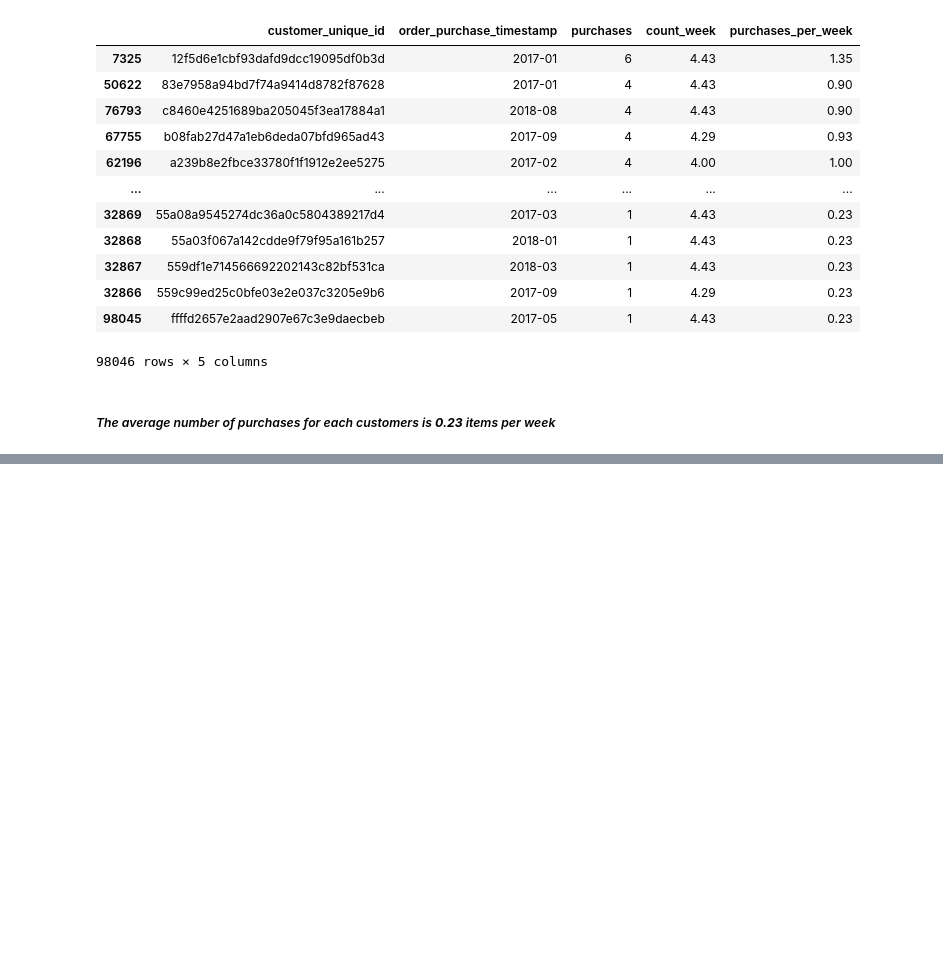
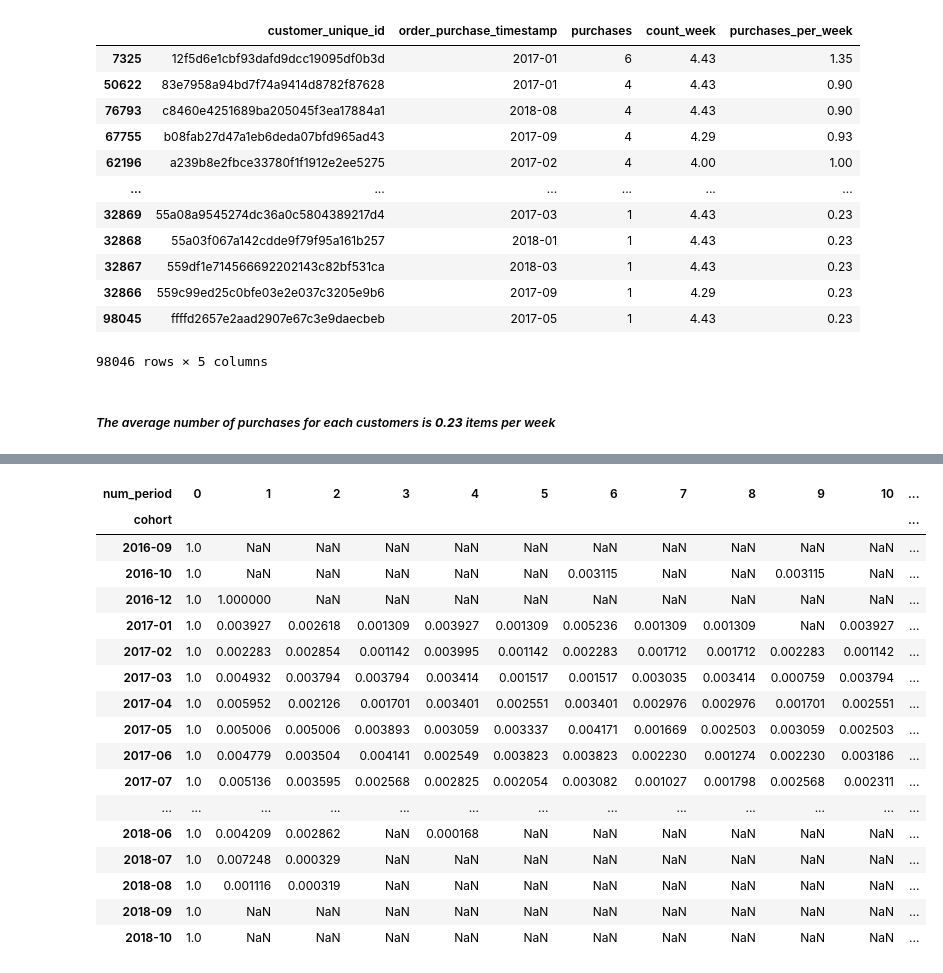
Before and after one commit to BernartGuddiny/eCommerce_project, a Jupyter notebook: project.ipynb, the cells around one changed output, grey strips where cells are left out. Cells and saved outputs as stored; diff of their text form; code cells hidden in the pictures; blank space fills up the shorter version.

```diff
--- a/project.ipynb
+++ b/project.ipynb
@@ -319,0 +392,25 @@ df6
+# %%
+# Determining the Retention Rate
+size = cohort_pivot.iloc[:, 0]  # first cohort value (number of users)
+retention = cohort_pivot.div(size, axis='index')
+
+retention
+# %% [output]
+| num_period | 0 | 1 | 2 | 3 | 4 | 5 | 6 | 7 | 8 | 9 | 10 | ... |
+| cohort |  |  |  |  |  |  |  |  |  |  |  | ... |
+| 2016-09 | 1.0 | NaN | NaN | NaN | NaN | NaN | NaN | NaN | NaN | NaN | NaN | ... |
+| 2016-10 | 1.0 | NaN | NaN | NaN | NaN | NaN | 0.003115 | NaN | NaN | 0.003115 | NaN | ... |
+| 2016-12 | 1.0 | 1.000000 | NaN | NaN | NaN | NaN | NaN | NaN | NaN | NaN | NaN | ... |
+| 2017-01 | 1.0 | 0.003927 | 0.002618 | 0.001309 | 0.003927 | 0.001309 | 0.005236 | 0.001309 | 0.001309 | NaN | 0.003927 | ... |
+| 2017-02 | 1.0 | 0.002283 | 0.002854 | 0.001142 | 0.003995 | 0.001142 | 0.002283 | 0.001712 | 0.001712 | 0.002283 | 0.001142 | ... |
+| 2017-03 | 1.0 | 0.004932 | 0.003794 | 0.003794 | 0.003414 | 0.001517 | 0.001517 | 0.003035 | 0.003414 | 0.000759 | 0.003794 | ... |
+| 2017-04 | 1.0 | 0.005952 | 0.002126 | 0.001701 | 0.003401 | 0.002551 | 0.003401 | 0.002976 | 0.002976 | 0.001701 | 0.002551 | ... |
+| 2017-05 | 1.0 | 0.005006 | 0.005006 | 0.003893 | 0.003059 | 0.003337 | 0.004171 | 0.001669 | 0.002503 | 0.003059 | 0.002503 | ... |
+| 2017-06 | 1.0 | 0.004779 | 0.003504 | 0.004141 | 0.002549 | 0.003823 | 0.003823 | 0.002230 | 0.001274 | 0.002230 | 0.003186 | ... |
+| 2017-07 | 1.0 | 0.005136 | 0.003595 | 0.002568 | 0.002825 | 0.002054 | 0.003082 | 0.001027 | 0.001798 | 0.002568 | 0.002311 | ... |
+| ... | ... | ... | ... | ... | ... | ... | ... | ... | ... | ... | ... | ... |
+| 2018-06 | 1.0 | 0.004209 | 0.002862 | NaN | 0.000168 | NaN | NaN | NaN | NaN | NaN | NaN | ... |
+| 2018-07 | 1.0 | 0.007248 | 0.000329 | NaN | NaN | NaN | NaN | NaN | NaN | NaN | NaN | ... |
+| 2018-08 | 1.0 | 0.001116 | 0.000319 | NaN | NaN | NaN | NaN | NaN | NaN | NaN | NaN | ... |
+| 2018-09 | 1.0 | NaN | NaN | NaN | NaN | NaN | NaN | NaN | NaN | NaN | NaN | ... |
+| 2018-10 | 1.0 | NaN | NaN | NaN | NaN | NaN | NaN | NaN | NaN | NaN | NaN | ... |
```
Also changed, not shown: parts of 10 cells of this notebook.
